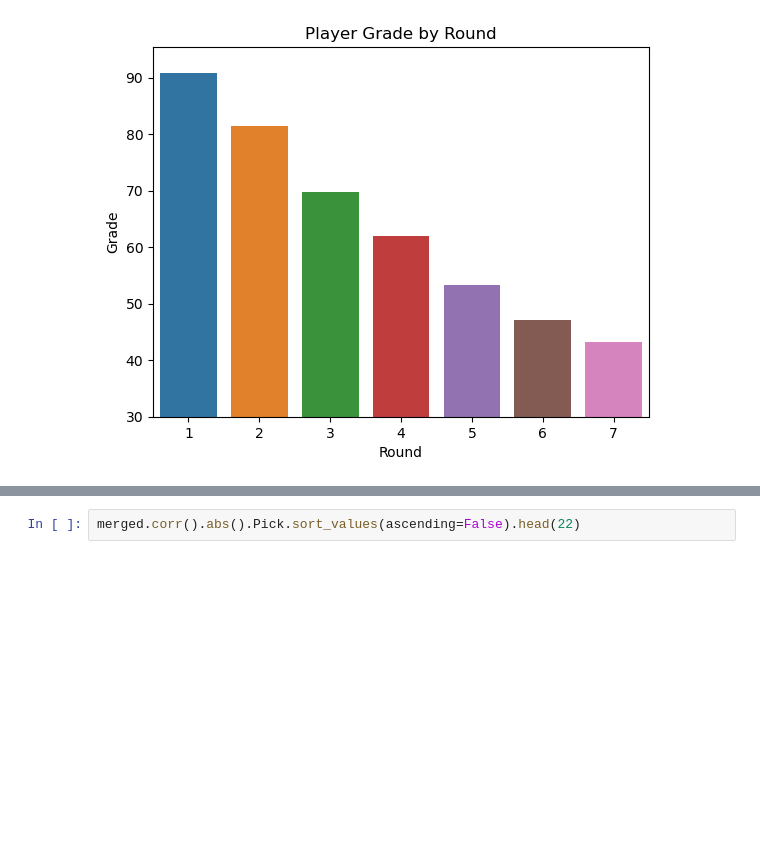
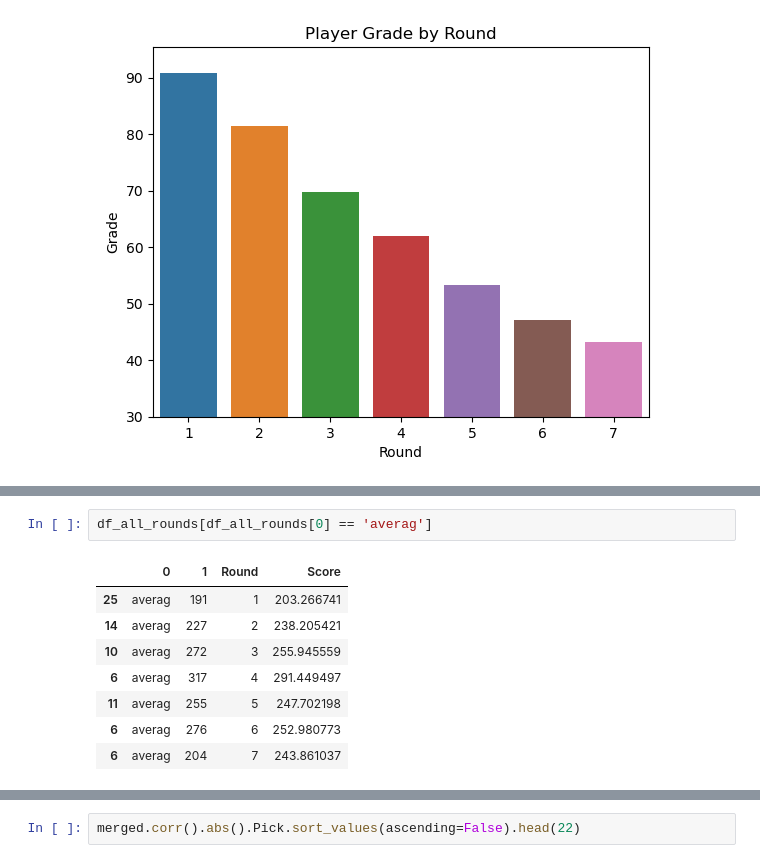
Before and after one commit to jpalgon/Draft_Scouting, a Jupyter notebook: Pre-Processing and EDA.ipynb, the cells around one changed output, grey strips where cells are left out. Cells and saved outputs as stored; diff of their text form; blank space fills up the shorter version.

```diff
--- a/Pre-Processing and EDA.ipynb
+++ b/Pre-Processing and EDA.ipynb
@@ -619,0 +610,11 @@ round2
+# %%
+df_all_rounds[df_all_rounds[0] == 'averag']
+# %% [output]
+|  | 0 | 1 | Round | Score |
+| 25 | averag | 191 | 1 | 203.266741 |
+| 14 | averag | 227 | 2 | 238.205421 |
+| 10 | averag | 272 | 3 | 255.945559 |
+| 6 | averag | 317 | 4 | 291.449497 |
+| 11 | averag | 255 | 5 | 247.702198 |
+| 6 | averag | 276 | 6 | 252.980773 |
+| 6 | averag | 204 | 7 | 243.861037 |
```
Also changed, not shown: parts of 17 cells of this notebook.
